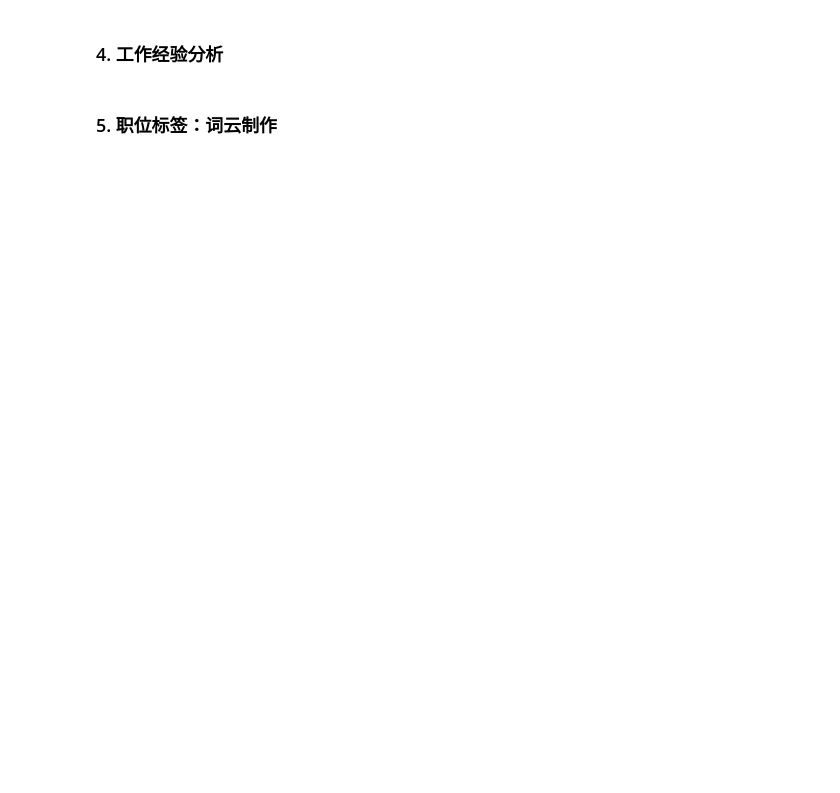
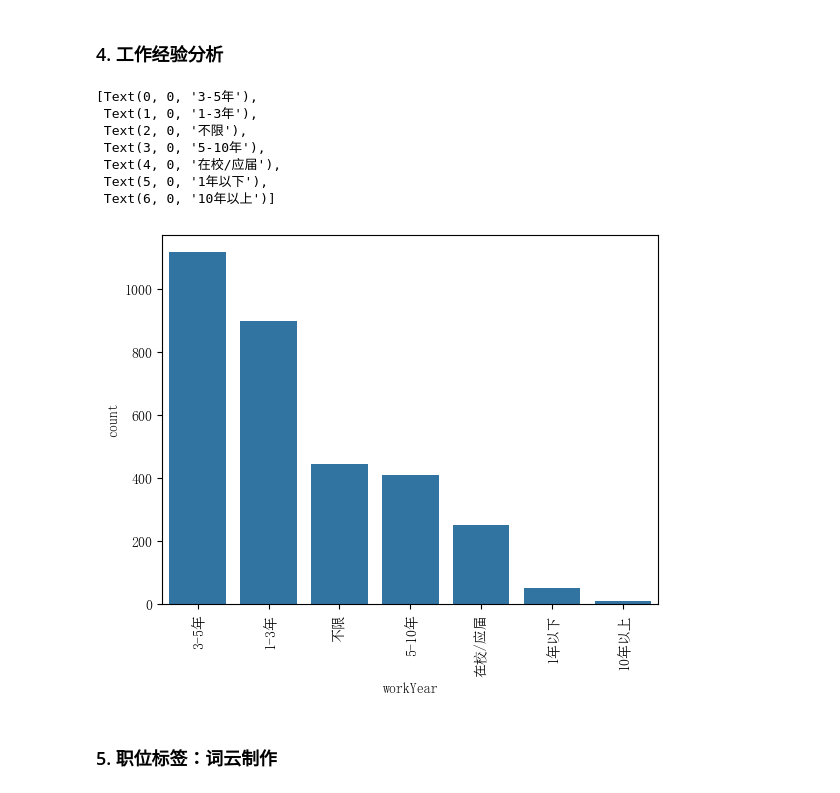
Before and after one commit to ScarboroughCoral/ai-notes, a Jupyter notebook: Python/homework4-pandas--李明岳-13682126/homework.ipynb, the cells around one changed output. Saved outputs shown, nothing was run; the diff lists cells and outputs as text; code cells hidden in the pictures; blank space fills up the shorter version.

```diff
--- a/Python/homework4-pandas--李明岳-13682126/homework.ipynb
+++ b/Python/homework4-pandas--李明岳-13682126/homework.ipynb
@@ -196,5 +205,17 @@ Length: 4626, dtype: object
 # %% [markdown]
 ### 4. 工作经验分析
+# %%
+ax = sns.countplot(pdata, x='workYear', order=pdata['workYear'].value_counts().index)
+ax.set_xticklabels(ax.get_xticklabels(), rotation=90)
+# %% [output]
+[Text(0, 0, '3-5年'),
+ Text(1, 0, '1-3年'),
+ Text(2, 0, '不限'),
+ Text(3, 0, '5-10年'),
+ Text(4, 0, '在校/应届'),
+ Text(5, 0, '1年以下'),
+ Text(6, 0, '10年以上')]
+[figure, added]
 # %% [markdown]
 ### 5. 职位标签：词云制作
 # %%
```
Also changed, not shown: parts of 8 cells of this notebook.
